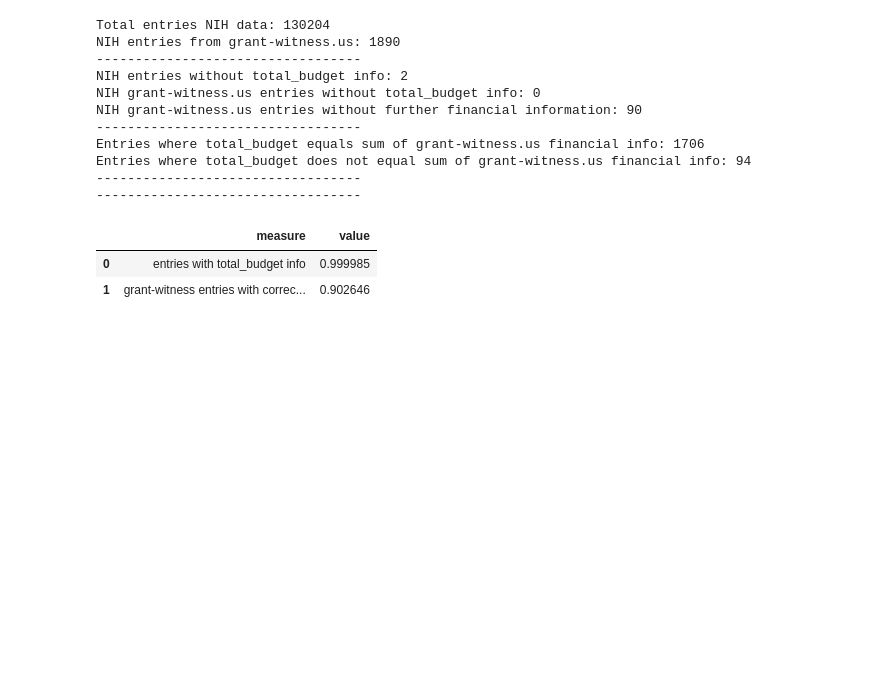
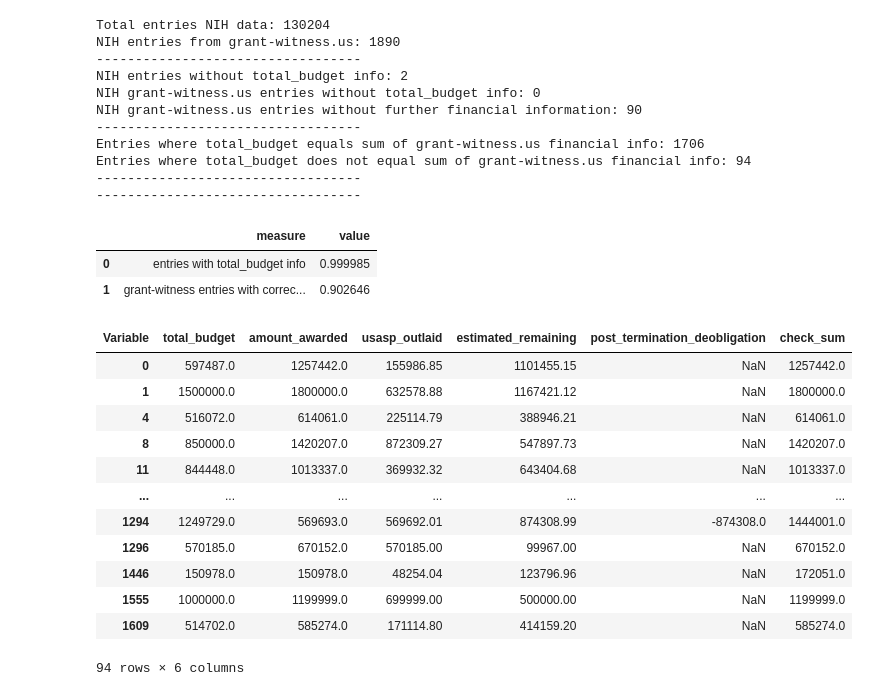
Before and after one commit to hannahmetzler/us_science_cuts, a Jupyter notebook: analysis/notebook.ipynb, the cells around one changed output. Drawn from its saved outputs; the diff is of its cells as text; code cells hidden in the pictures; blank space fills up the shorter version.

```diff
--- a/analysis/notebook.ipynb
+++ b/analysis/notebook.ipynb
@@ -467,3 +467,19 @@ Entries where total_budget does not equal sum of grant-witness.us financial info
 |  | measure | value |
 | 0 | entries with total_budget info | 0.999985 |
 | 1 | grant-witness entries with correc... | 0.902646 |
+# %%
+nsf[(cost > 1.1 * check) | (cost < 0.9 * check)]['finance']
+# %% [output]
+| Variable | total_budget | amount_awarded | usasp_outlaid | estimated_remaining | post_termination_deobligation | check_sum |
+| 0 | 597487.0 | 1257442.0 | 155986.85 | 1101455.15 | NaN | 1257442.0 |
+| 1 | 1500000.0 | 1800000.0 | 632578.88 | 1167421.12 | NaN | 1800000.0 |
+| 4 | 516072.0 | 614061.0 | 225114.79 | 388946.21 | NaN | 614061.0 |
+| 8 | 850000.0 | 1420207.0 | 872309.27 | 547897.73 | NaN | 1420207.0 |
+| 11 | 844448.0 | 1013337.0 | 369932.32 | 643404.68 | NaN | 1013337.0 |
+| ... | ... | ... | ... | ... | ... | ... |
+| 1294 | 1249729.0 | 569693.0 | 569692.01 | 874308.99 | -874308.0 | 1444001.0 |
+| 1296 | 570185.0 | 670152.0 | 570185.00 | 99967.00 | NaN | 670152.0 |
+| 1446 | 150978.0 | 150978.0 | 48254.04 | 123796.96 | NaN | 172051.0 |
+| 1555 | 1000000.0 | 1199999.0 | 699999.00 | 500000.00 | NaN | 1199999.0 |
+| 1609 | 514702.0 | 585274.0 | 171114.80 | 414159.20 | NaN | 585274.0 |
+94 rows × 6 columns
```
Also changed, not shown: parts of 4 cells of this notebook.
